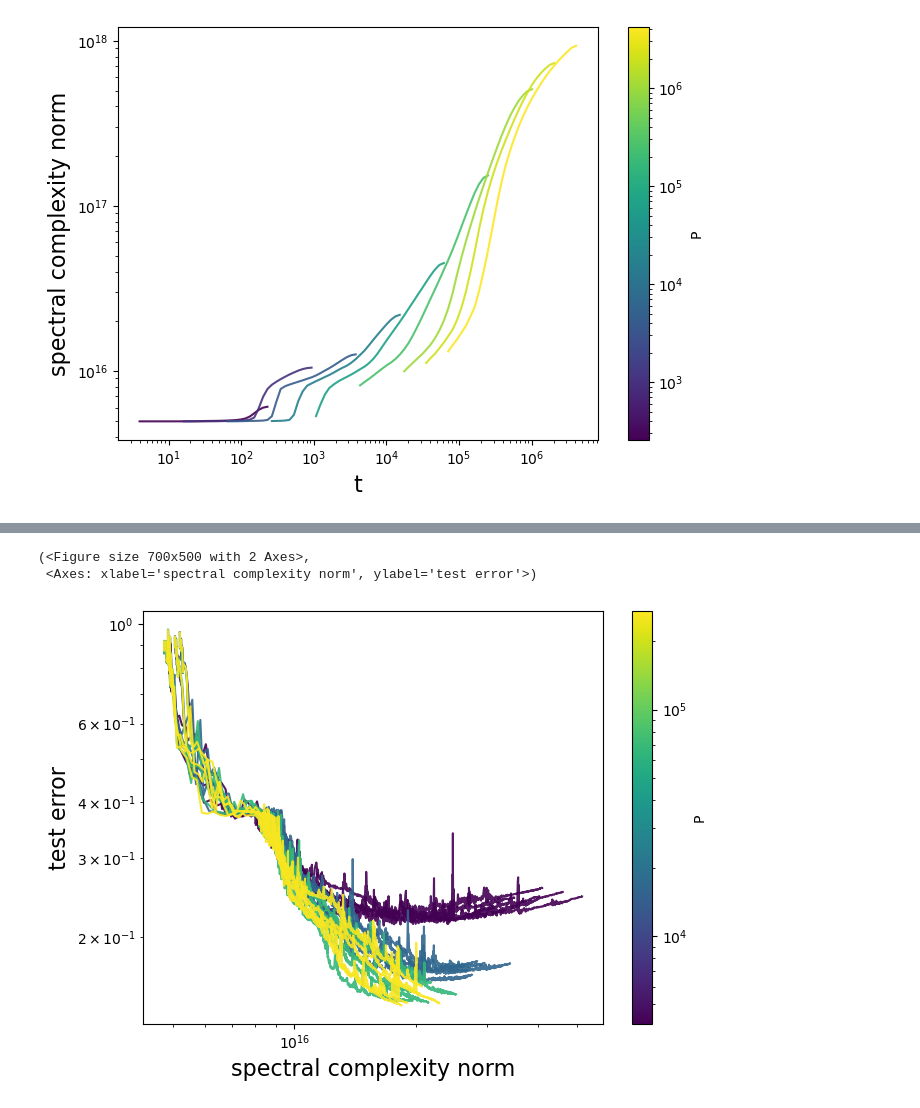
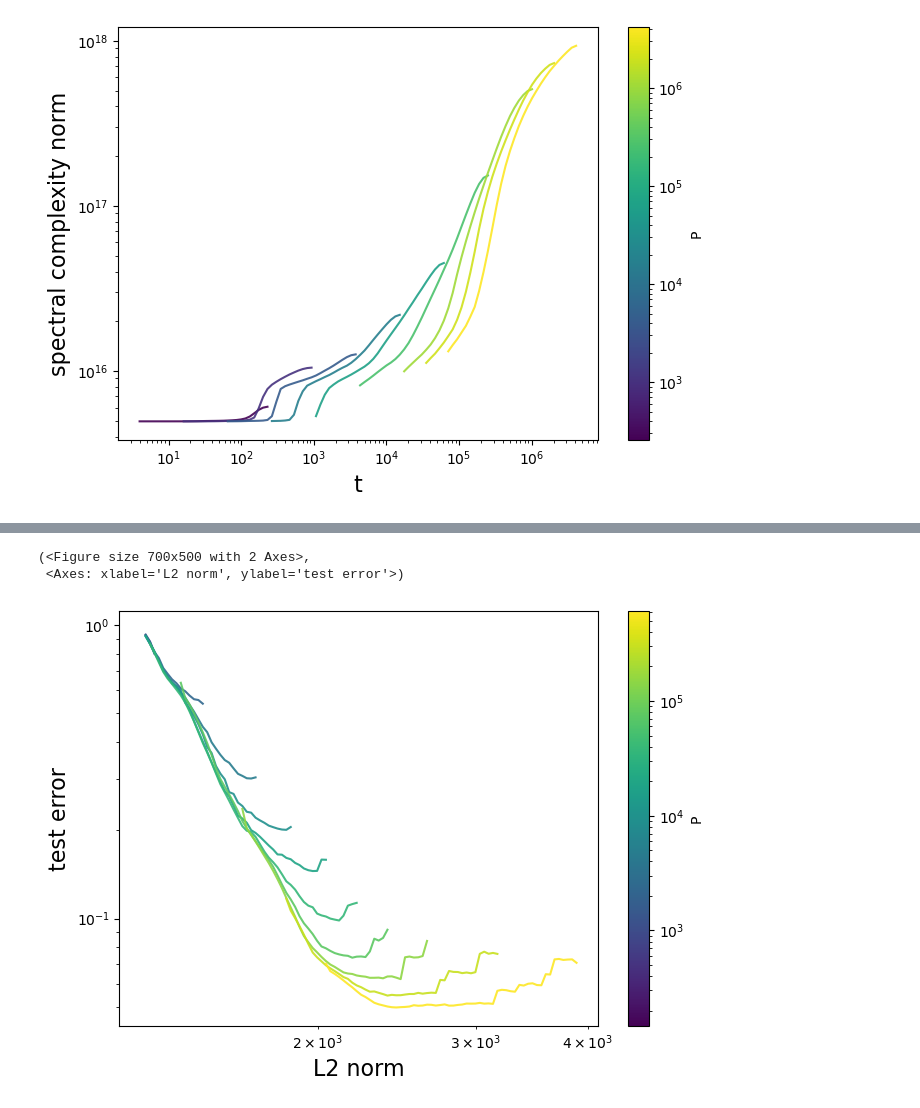
Before and after one commit to f-damico/theory-language-modelling, a Jupyter notebook: conv_rhm_dynamics.ipynb, the cells around one changed output, grey strips where cells are left out. Drawn from its saved outputs; the diff is of its cells as text; code cells hidden in the pictures.

```diff
--- a/conv_rhm_dynamics.ipynb
+++ b/conv_rhm_dynamics.ipynb
@@ -1593,5 +2036,5 @@ plot_err_vs_norm_all_curves(
 # %%
-res = np.load("results/exp_A2_FULL_v2.npy", allow_pickle=True).item()
+res = np.load("results/conv_L4_hcnn_v4_lr_HIGH.npy", allow_pickle=True).item()
 
 print(res.keys())
 print("P values:", res["P_values"])
@@ -1623,12 +2154,14 @@ plt.show()
 # %%
 plot_err_vs_norm_all_curves(
     res,
     y_plot = "error",
-    norm_type= "spectral_complexity_no_QK",
+    norm_type= "l2",
     xscale="log",
     yscale="log",
+        average_seeds=True,
+    avg_num_x=100,
 )
 # %% [output]
 (<Figure size 700x500 with 2 Axes>,
- <Axes: xlabel='spectral complexity norm', ylabel='test error'>)
+ <Axes: xlabel='L2 norm', ylabel='test error'>)
-[figure, old version]
+[figure, new version]
```
Also changed, not shown: parts of 17 cells of this notebook, 9 other files.
